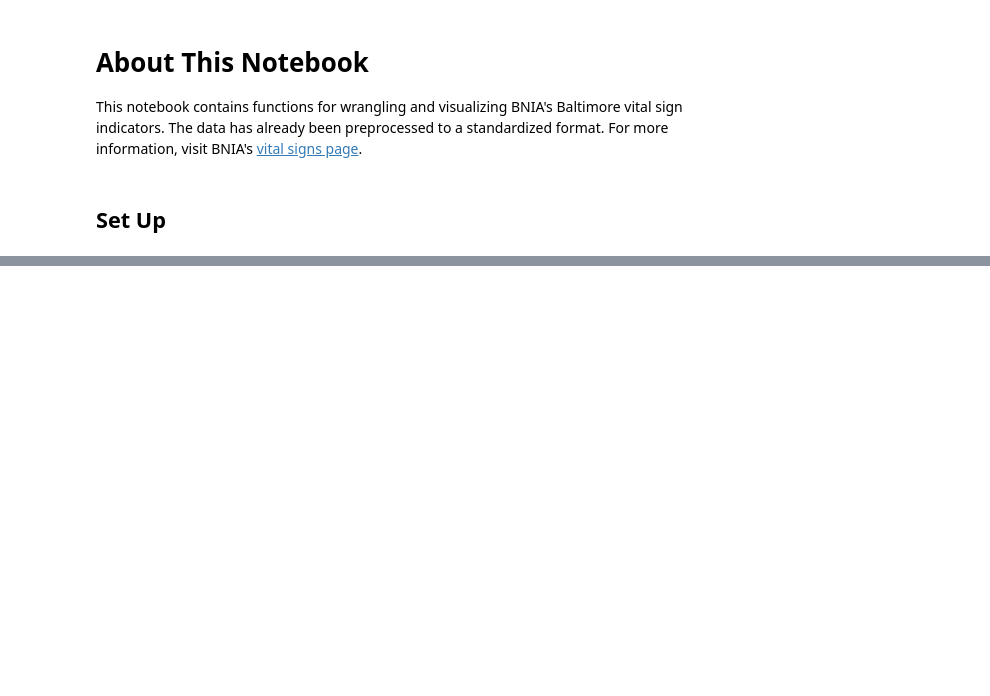
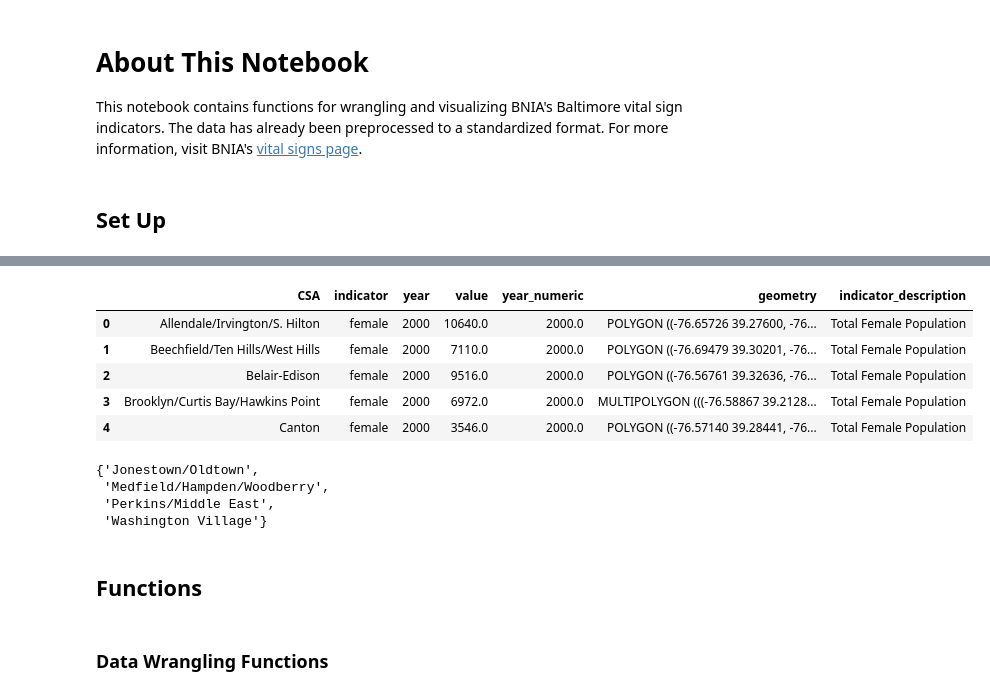
Before and after one commit to ejf78/cdc_vitalsigns, a Jupyter notebook: Vital_Signs_Functions.ipynb, the cells around one changed output, grey strips where cells are left out. Drawn from its saved outputs; the diff is of its cells as text; code cells hidden in the pictures; blank space fills up the shorter version.

```diff
--- a/Vital_Signs_Functions.ipynb
+++ b/Vital_Signs_Functions.ipynb
@@ -60,0 +62,41 @@ vs = pd.read_csv("full_vital_signs.csv")
+# %%
+## read geometry data (for mapping in geopandas)
+# read geojson (test)
+csa_geo = gpd.read_file("csa_geometry.geojson")[["CSA2010", "geometry"]]
+# correct CSA names to align with vs dataframe
+csa_geo = csa_geo.rename(columns = {"CSA2010":"CSA"})
+# read geojson for Baltimore City
+baltimore_geo = gpd.read_file("example_vs.geojson")[["City", "geometry"]]
+baltimore_geo = baltimore_geo.rename(columns = {"City":"CSA"})
+# combine into one geometry dataframe
+geo = csa_geo.append(baltimore_geo)
+# %%
+## combine data
+# add geometry to vital sign data
+vsg = vs.merge(geo, how = "left")
+# add indicator description, where available
+vsg = vsg.merge(info[["indicator", "indicator_description"]], how = "left")
+# turn into a geodataframe
+vsg = gpd.GeoDataFrame(vsg)
+vsg.head()
+# %% [output]
+|  | CSA | indicator | year | value | year_numeric | geometry | indicator_description |
+| 0 | Allendale/Irvington/S. Hilton | female | 2000 | 10640.0 | 2000.0 | POLYGON ((-76.65726 39.27600, -76... | Total Female Population |
+| 1 | Beechfield/Ten Hills/West Hills | female | 2000 | 7110.0 | 2000.0 | POLYGON ((-76.69479 39.30201, -76... | Total Female Population |
+| 2 | Belair-Edison | female | 2000 | 9516.0 | 2000.0 | POLYGON ((-76.56761 39.32636, -76... | Total Female Population |
+| 3 | Brooklyn/Curtis Bay/Hawkins Point | female | 2000 | 6972.0 | 2000.0 | MULTIPOLYGON (((-76.58867 39.2128... | Total Female Population |
+| 4 | Canton | female | 2000 | 3546.0 | 2000.0 | POLYGON ((-76.57140 39.28441, -76... | Total Female Population |
+# %%
+# view CSAs that are not geocoded
+no_geometry = vsg[vsg.geometry.isna()]
+set(no_geometry.CSA)
+# These are the neighborhoods whose CSA boundaries changed in 2010
+# %% [output]
+{'Jonestown/Oldtown',
+ 'Medfield/Hampden/Woodberry',
+ 'Perkins/Middle East',
+ 'Washington Village'}
+# %% [markdown]
+## Functions
+# %% [markdown]
+### Data Wrangling Functions
```
Also changed, not shown: parts of 15 cells of this notebook.
